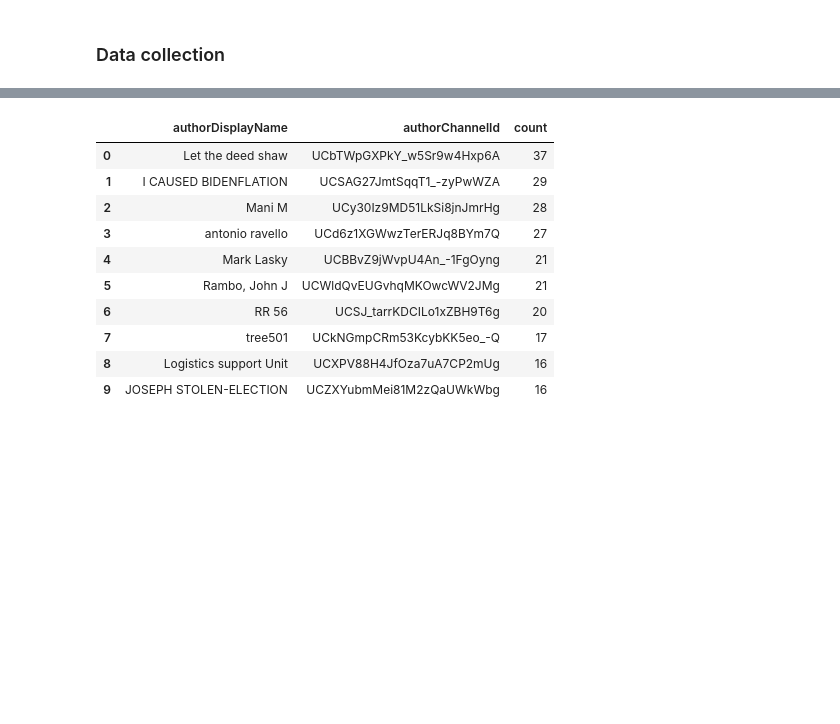
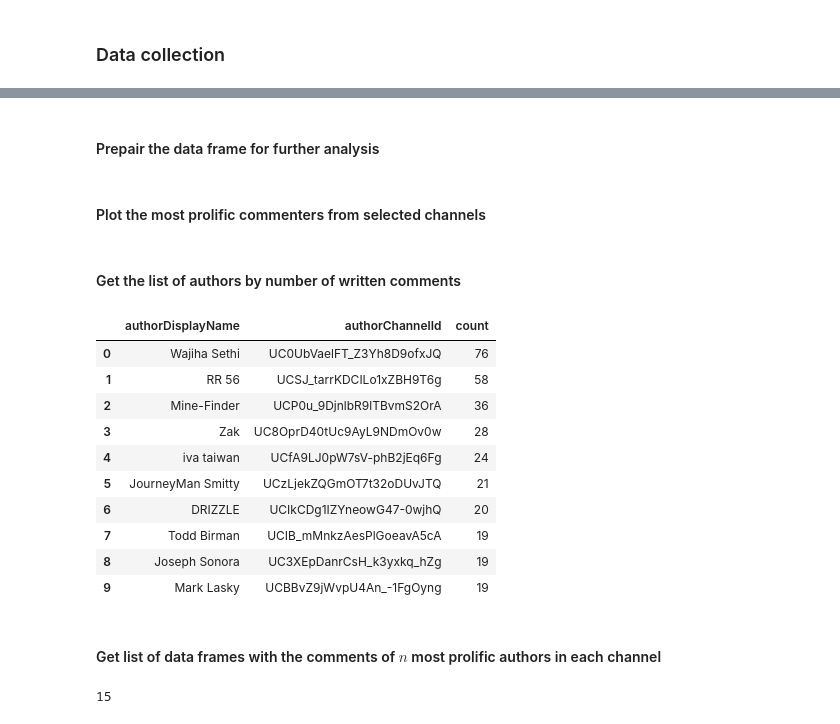
Before and after one commit to samuelgecik/SaSW_zadanie, a Jupyter notebook: test.ipynb, the cells around one changed output, grey strips where cells are left out. Drawn from its saved outputs; the diff is of its cells as text; code cells hidden in the pictures; blank space fills up the shorter version.

```diff
--- a/test.ipynb
+++ b/test.ipynb
@@ -32,3 +31,5 @@ vdb.sync_comments_file(consts.COMMENTS_CSV)
+# %% [markdown]
+#### Prepair the data frame for further analysis
 # %%
 vdb = datasets.VideoDatabase(consts.VIDEOS_CSV)
 vdb.load_from_csv()
@@ -36,4 +37,7 @@ vdb.sync_comments_file(consts.COMMENTS_CSV)
 
 df = pd.read_csv("comments.csv", usecols=consts.COMMENT_COLS, lineterminator="\n")
 df["channelName"] = df["videoId"].apply(vdb.videoId_to_channelName)
+df["channelId"] = df["channelName"].apply(vdb.channelName_to_channelId)
+# %% [markdown]
+#### Plot the most prolific commenters from selected channels
 # %%
@@ -41,15 +45,19 @@ experiment_troll_detection(df)
+# %% [markdown]
+#### Get the list of authors by number of written comments
 # %%
-top_commenters = get_comments_dataframes(df)
+top_commenters = get_top_commenters(df)
 top_commenters[0].head(10)
 # %% [output]
 |  | authorDisplayName | authorChannelId | count |
-| 0 | Let the deed shaw | UCbTWpGXPkY_w5Sr9w4Hxp6A | 37 |
-| 1 | I CAUSED BIDENFLATION | UCSAG27JmtSqqT1_-zyPwWZA | 29 |
-| 2 | Mani M | UCy30Iz9MD51LkSi8jnJmrHg | 28 |
-| 3 | antonio ravello | UCd6z1XGWwzTerERJq8BYm7Q | 27 |
-| 4 | Mark Lasky | UCBBvZ9jWvpU4An_-1FgOyng | 21 |
-| 5 | Rambo, John J | UCWldQvEUGvhqMKOwcWV2JMg | 21 |
-| 6 | RR 56 | UCSJ_tarrKDCILo1xZBH9T6g | 20 |
-| 7 | tree501 | UCkNGmpCRm53KcybKK5eo_-Q | 17 |
-| 8 | Logistics support Unit | UCXPV88H4JfOza7uA7CP2mUg | 16 |
-| 9 | JOSEPH STOLEN-ELECTION | UCZXYubmMei81M2zQaUWkWbg | 16 |
+| 0 | Wajiha Sethi | UC0UbVaelFT_Z3Yh8D9ofxJQ | 76 |
+| 1 | RR 56 | UCSJ_tarrKDCILo1xZBH9T6g | 58 |
+| 2 | Mine-Finder | UCP0u_9DjnlbR9lTBvmS2OrA | 36 |
+| 3 | Zak | UC8OprD40tUc9AyL9NDmOv0w | 28 |
+| 4 | iva taiwan | UCfA9LJ0pW7sV-phB2jEq6Fg | 24 |
+| 5 | JourneyMan Smitty | UCzLjekZQGmOT7t32oDUvJTQ | 21 |
+| 6 | DRIZZLE | UCIkCDg1IZYneowG47-0wjhQ | 20 |
+| 7 | Todd Birman | UCIB_mMnkzAesPlGoeavA5cA | 19 |
+| 8 | Joseph Sonora | UC3XEpDanrCsH_k3yxkq_hZg | 19 |
+| 9 | Mark Lasky | UCBBvZ9jWvpU4An_-1FgOyng | 19 |
+# %% [markdown]
+#### Get list of data frames with the comments of $n$ most prolific authors in each channel
@@ -55,0 +66,4 @@ top_commenters[0].head(10)
+# %%
+len(comments)
+# %% [output]
+15
```
Also changed, not shown: parts of 13 cells of this notebook, 6 other files.
